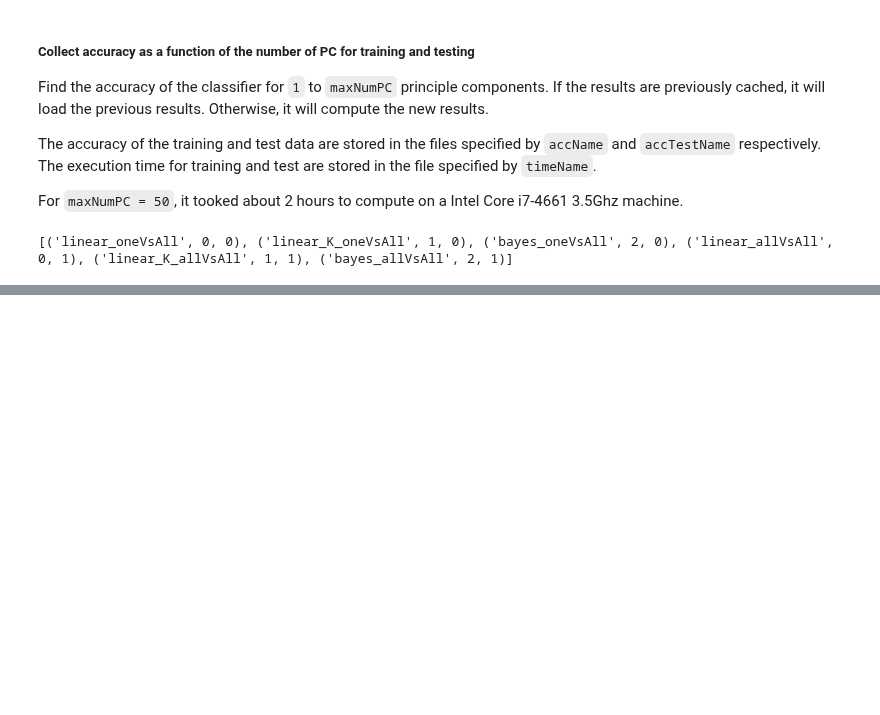
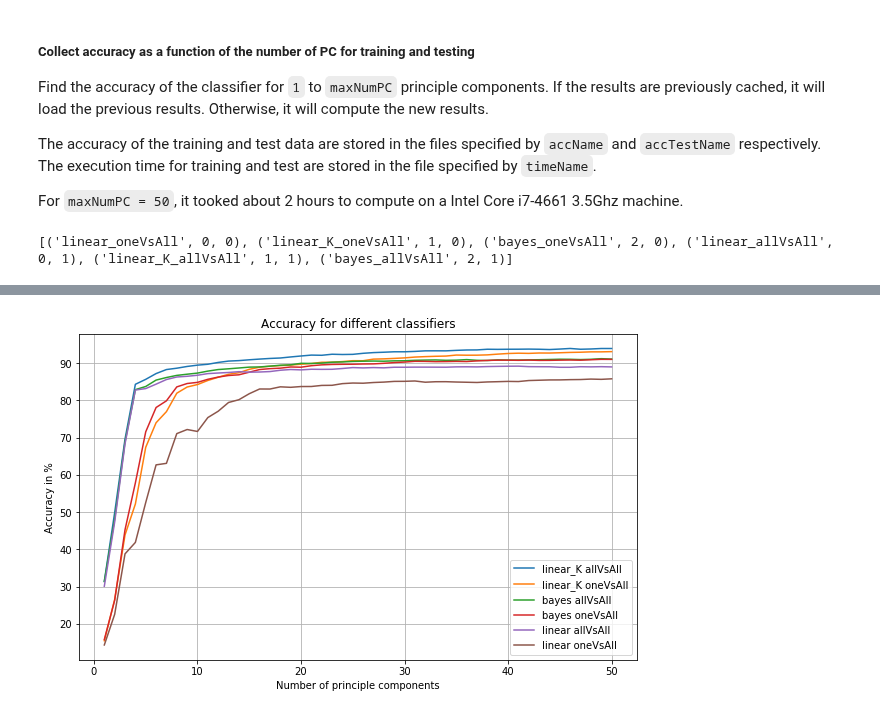
Before and after one commit to teambengio/finalproject, a Jupyter notebook: finalproject-allvsall.ipynb, the cells around one changed output, grey strips where cells are left out. Saved outputs shown, nothing was run; the diff lists cells and outputs as text; code cells hidden in the pictures; blank space fills up the shorter version.

```diff
--- a/finalproject-allvsall.ipynb
+++ b/finalproject-allvsall.ipynb
@@ -718,7 +718,7 @@ print exptList
 # %% [output]
 [('linear_oneVsAll', 0, 0), ('linear_K_oneVsAll', 1, 0), ('bayes_oneVsAll', 2, 0), ('linear_allVsAll', 0, 1), ('linear_K_allVsAll', 1, 1), ('bayes_allVsAll', 2, 1)]
 # %%
-maxNumPC = 3
+maxNumPC = 50
 
 imported = 0
 try:
@@ -758,7 +758,6 @@ except IOError:
             #print
 
     for expt, m, p in exptList:
-        print expt, m, p
         accList[expt] =  np.array(accList[expt])
         accFileName = os.path.join(rDir,'acc_{}_n{}_{}.csv'.format(expt,maxNumPC,rev))
         np.savetxt(accFileName, accList[expt], delimiter=',')
@@ -776,19 +786,21 @@ KeyboardInterrupt:
 # %%
 fig = plt.figure()
 
 nPC = range(1, maxNumPC+1)
-for i in [4, 5, 3, 2, 1, 0]:
+for i in [4, 1, 5, 2, 3, 0]:
     expt, m, p = exptList[i]
     plt.plot(nPC,accList[expt],label="{} {}".format(modelList[m],policyList[p]))
 plt.ylabel("Accuracy in %")
 plt.xlabel("Number of principle components")
 plt.title("Accuracy for different classifiers")
 plt.grid("on")
 plt.legend()
-fig.set_size_inches(8,8)
+fig.set_size_inches(10,6)
 fName = os.path.join(pDir,'accuracy_n{}_{}.png'.format(n,rev))
 savefig(fName, bbox_inches='tight')
 plt.show()
+# %% [output]
+[figure, added]
 # %%
 fig = plt.figure()
 nPC = range(1, maxNumPC+1)
```
Also changed, not shown: parts of 4 cells of this notebook, 24 other files.
